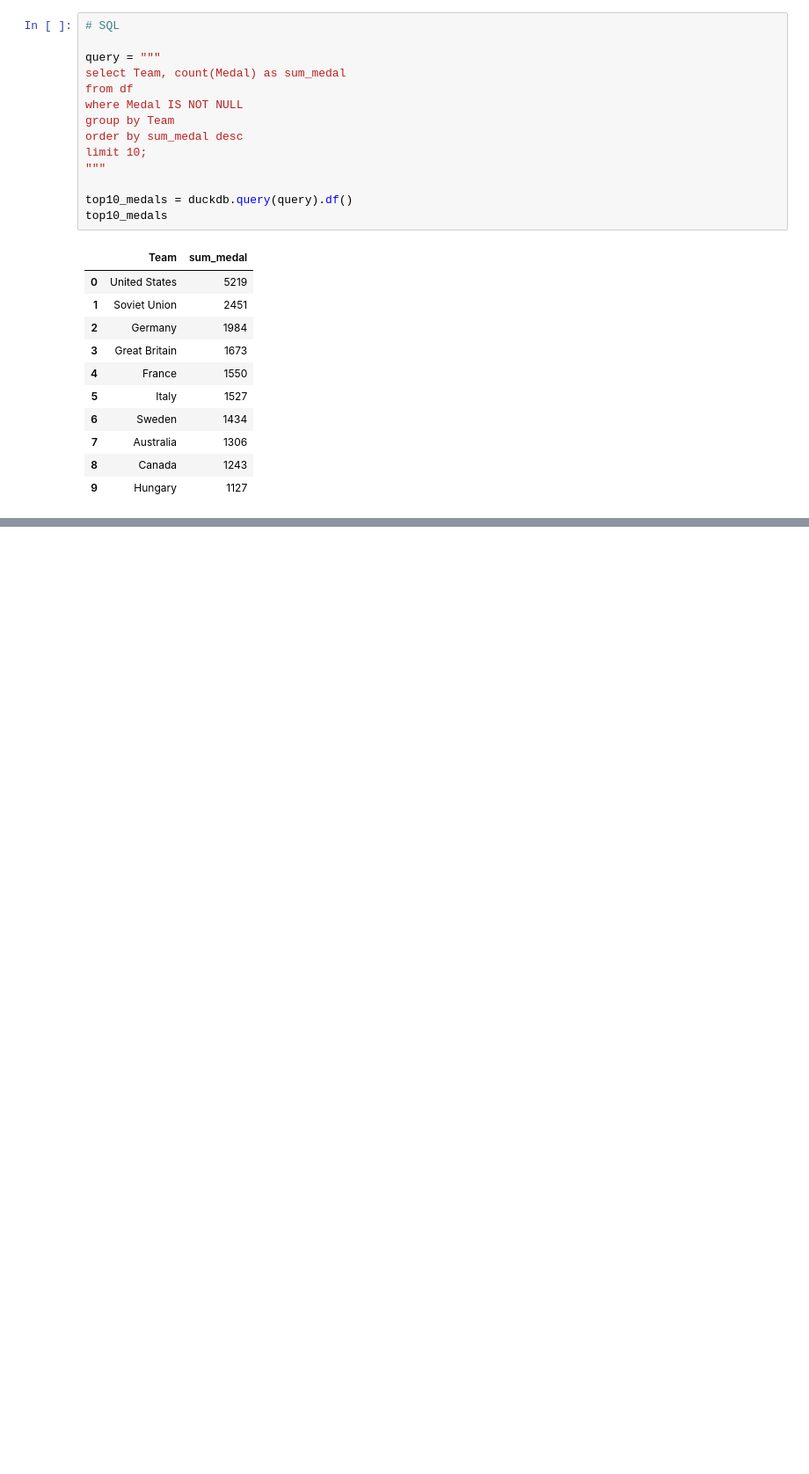
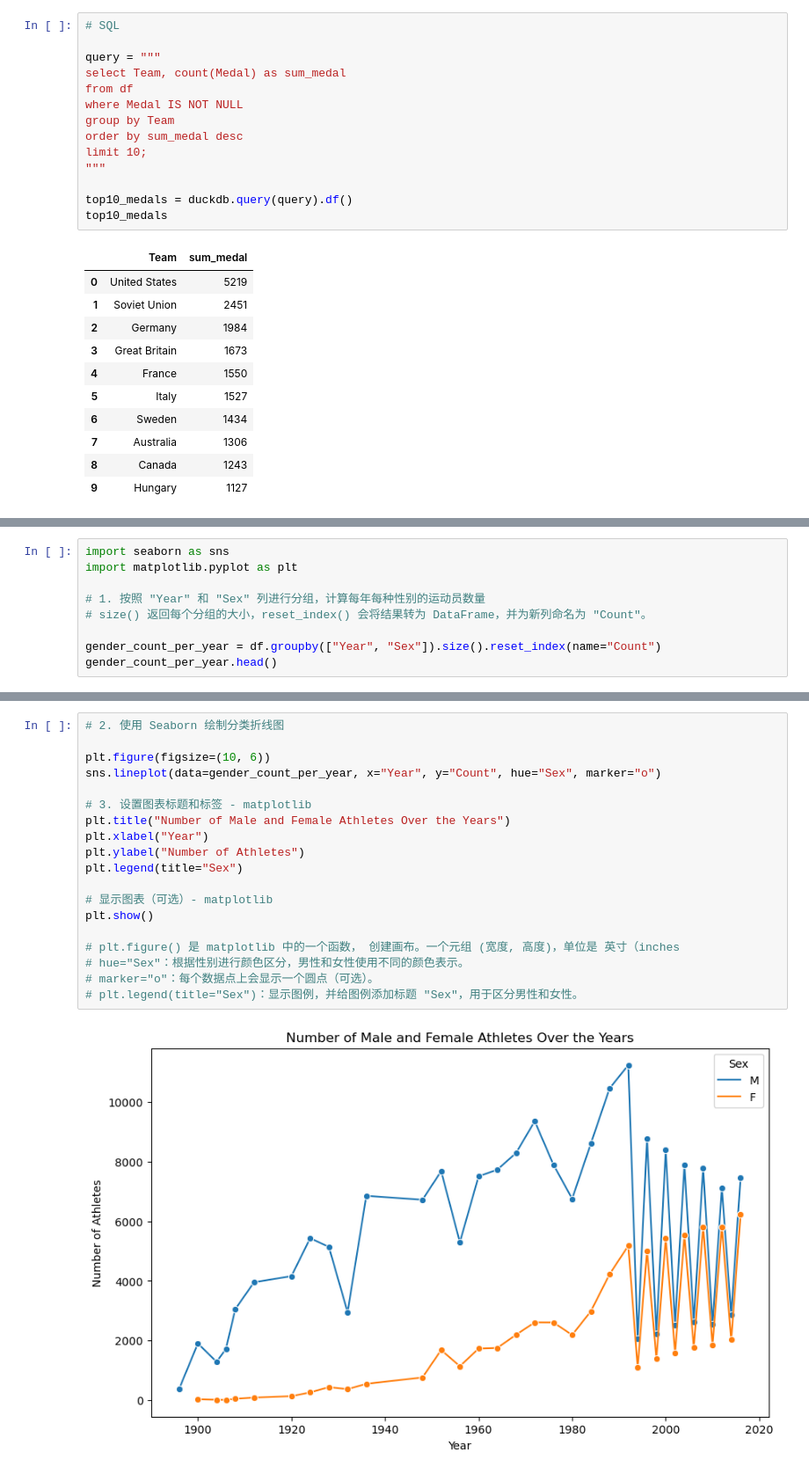
Before and after one commit to JessieH521/Data_Platform_DE24, a Jupyter notebook: exercises/exercise_1/exercise_1_2.ipynb, the cells around one changed output, grey strips where cells are left out. Shown at 88% size. Saved outputs shown, nothing was run; the diff lists cells and outputs as text; blank space fills up the shorter version.

```diff
--- a/exercises/exercise_1/exercise_1_2.ipynb
+++ b/exercises/exercise_1/exercise_1_2.ipynb
@@ -242,0 +219,9 @@ Name: count, dtype: int64
+# %%
+import seaborn as sns
+import matplotlib.pyplot as plt
+
+# 1. 按照 "Year" 和 "Sex" 列进行分组，计算每年每种性别的运动员数量
+# size() 返回每个分组的大小，reset_index() 会将结果转为 DataFrame，并为新列命名为 "Count"。
+
+gender_count_per_year = df.groupby(["Year", "Sex"]).size().reset_index(name="Count")
+gender_count_per_year.head()
@@ -242,0 +235,21 @@ Name: count, dtype: int64
+# %%
+# 2. 使用 Seaborn 绘制分类折线图
+
+plt.figure(figsize=(10, 6))
+sns.lineplot(data=gender_count_per_year, x="Year", y="Count", hue="Sex", marker="o")
+
+# 3. 设置图表标题和标签 - matplotlib
+plt.title("Number of Male and Female Athletes Over the Years")
+plt.xlabel("Year")
+plt.ylabel("Number of Athletes")
+plt.legend(title="Sex")
+
+# 显示图表（可选）- matplotlib
+plt.show()
+
+# plt.figure() 是 matplotlib 中的一个函数， 创建画布。一个元组 (宽度, 高度)，单位是 英寸（inches
+# hue="Sex"：根据性别进行颜色区分，男性和女性使用不同的颜色表示。
+# marker="o"：每个数据点上会显示一个圆点（可选）。
+# plt.legend(title="Sex")：显示图例，并给图例添加标题 "Sex"，用于区分男性和女性。
+# %% [output]
+[figure, added]
```
Also changed, not shown: parts of 8 cells of this notebook, 12 other files.
